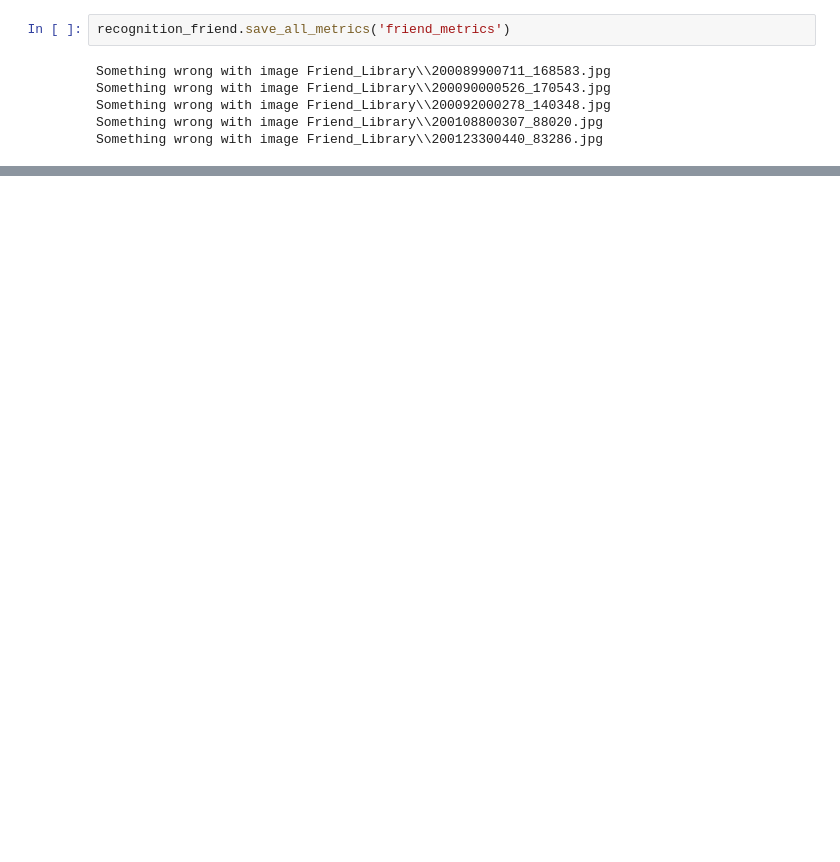
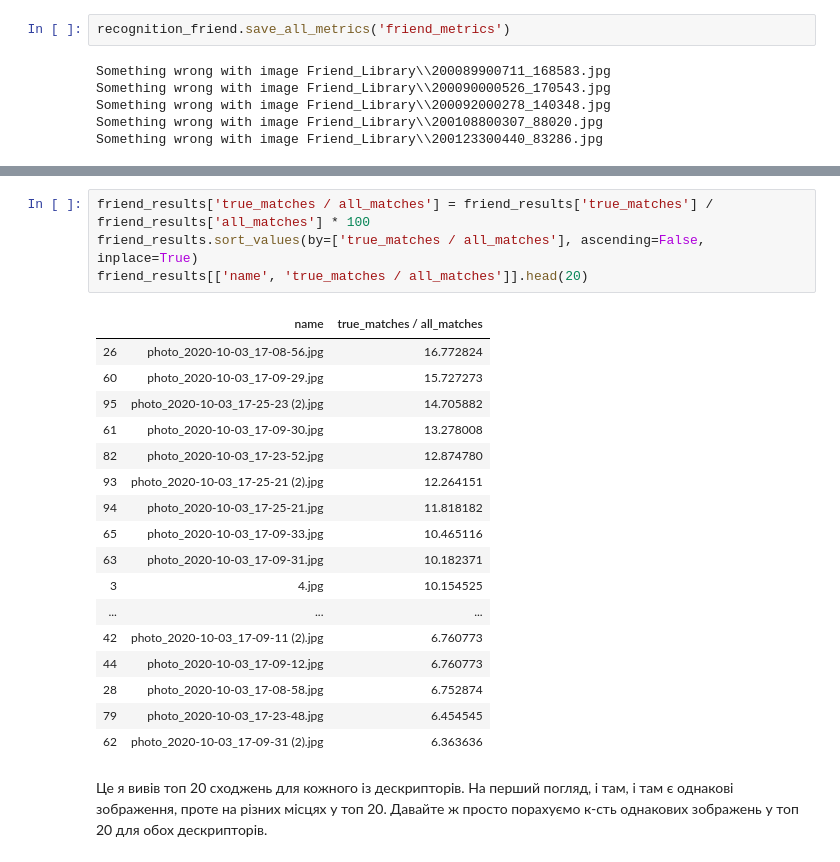
Before and after one commit to VolodymyrVozniak/CVPR, a Jupyter notebook: lab_2/main.ipynb, the cells around one changed output, grey strips where cells are left out. Drawn from its saved outputs; the diff is of its cells as text; blank space fills up the shorter version.

```diff
--- a/lab_2/main.ipynb
+++ b/lab_2/main.ipynb
@@ -459,0 +542,24 @@ Something wrong with image Friend_Library\\200123300440_83286.jpg
+# %%
+friend_results['true_matches / all_matches'] = friend_results['true_matches'] / friend_results['all_matches'] * 100
+friend_results.sort_values(by=['true_matches / all_matches'], ascending=False, inplace=True)
+friend_results[['name', 'true_matches / all_matches']].head(20)
+# %% [output]
+|  | name | true_matches / all_matches |
+| 26 | photo_2020-10-03_17-08-56.jpg | 16.772824 |
+| 60 | photo_2020-10-03_17-09-29.jpg | 15.727273 |
+| 95 | photo_2020-10-03_17-25-23 (2).jpg | 14.705882 |
+| 61 | photo_2020-10-03_17-09-30.jpg | 13.278008 |
+| 82 | photo_2020-10-03_17-23-52.jpg | 12.874780 |
+| 93 | photo_2020-10-03_17-25-21 (2).jpg | 12.264151 |
+| 94 | photo_2020-10-03_17-25-21.jpg | 11.818182 |
+| 65 | photo_2020-10-03_17-09-33.jpg | 10.465116 |
+| 63 | photo_2020-10-03_17-09-31.jpg | 10.182371 |
+| 3 | 4.jpg | 10.154525 |
+| ... | ... | ... |
+| 42 | photo_2020-10-03_17-09-11 (2).jpg | 6.760773 |
+| 44 | photo_2020-10-03_17-09-12.jpg | 6.760773 |
+| 28 | photo_2020-10-03_17-08-58.jpg | 6.752874 |
+| 79 | photo_2020-10-03_17-23-48.jpg | 6.454545 |
+| 62 | photo_2020-10-03_17-09-31 (2).jpg | 6.363636 |
+# %% [markdown]
+Це я вивів топ 20 сходжень для кожного із дескрипторів. На перший погляд, і там, і там є однакові зображення, проте на різних місцях у топ 20. Давайте ж просто порахуємо к-сть однакових зображень у топ 20 для обох дескрипторів.
```
Also changed, not shown: parts of 22 cells of this notebook, 15 other files.
